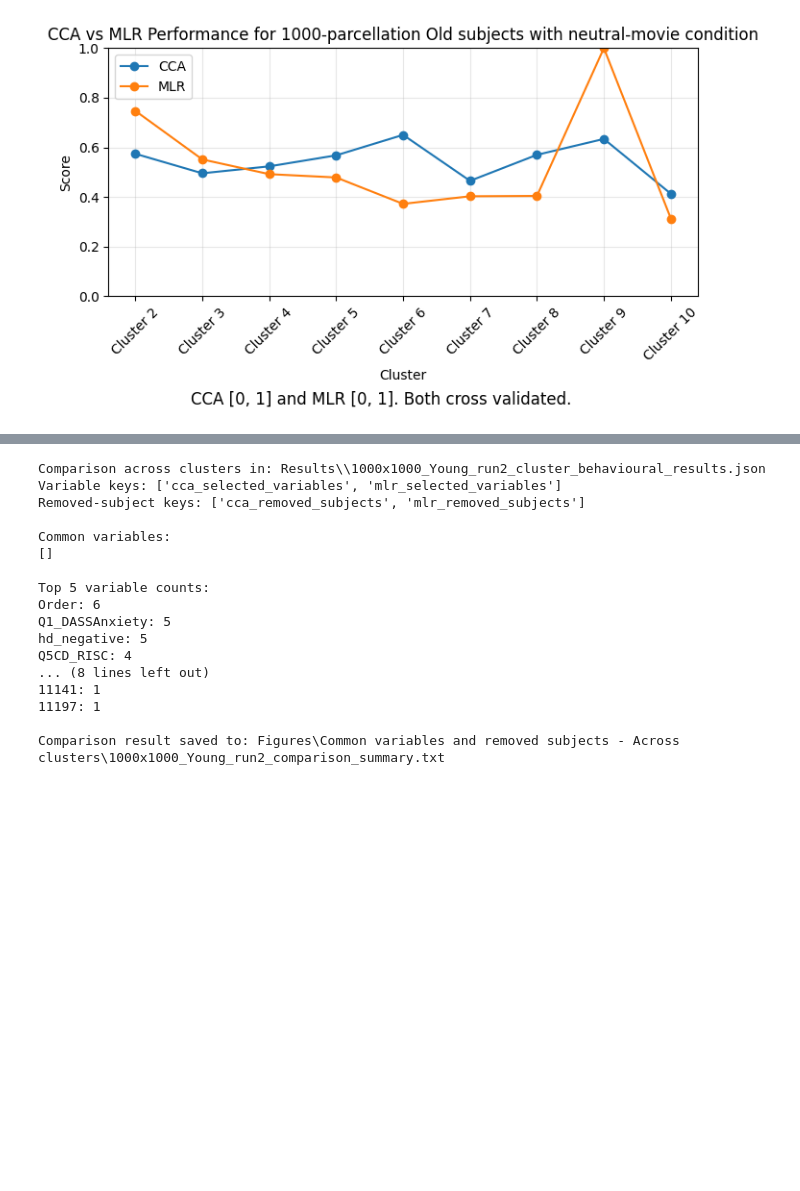
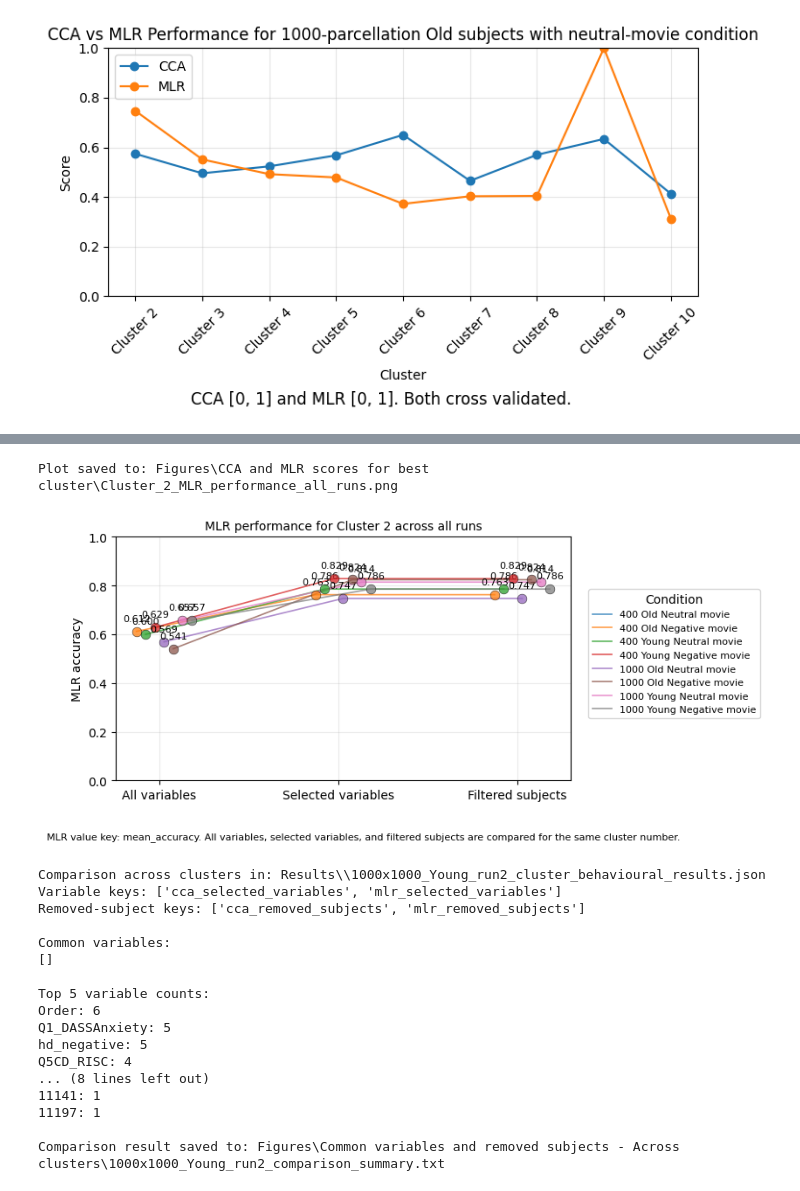
Before and after one commit to Oddrne/Master-Thesis-Autoencoder-and-UMAP-clustering-on-functional-connectivity, a Jupyter notebook: main.ipynb, the cells around one changed output, grey strips where cells are left out. Cells and saved outputs as stored; diff of their text form; code cells hidden in the pictures; blank space fills up the shorter version.

```diff
--- a/main.ipynb
+++ b/main.ipynb
@@ -820,3 +881,35 @@ results = plot_single_cluster_cca_mlr_variants(json_path=json_path, cluster_numb
+# %%
+from Evaluate_models_clean import plot_single_cluster_score_variants_multiple_runs
+
+json_path1 = "Results\\400x400_Old_run1_cluster_behavioural_results.json"
+json_path2 = "Results\\400x400_Old_run2_cluster_behavioural_results.json"
+json_path3 = "Results\\400x400_Young_run1_cluster_behavioural_results.json"
+json_path4 = "Results\\400x400_Young_run2_cluster_behavioural_results.json"
+json_path5 = "Results\\1000x1000_Old_run1_cluster_behavioural_results.json"
+json_path6 = "Results\\1000x1000_Old_run2_cluster_behavioural_results.json"
+json_path7 = "Results\\1000x1000_Young_run1_cluster_behavioural_results.json"
+json_path8 = "Results\\1000x1000_Young_run2_cluster_behavioural_results.json"
+
+json_paths = [json_path1, json_path2, json_path3, json_path4, json_path5, json_path6, json_path7, json_path8]
+path_names = [
+    "400 Old Neutral movie",
+    "400 Old Negative movie",
+    "400 Young Neutral movie",
+    "400 Young Negative movie",
+    "1000 Old Neutral movie",
+    "1000 Old Negative movie",
+    "1000 Young Neutral movie",
+    "1000 Young Negative movie",
+]
+cluster_number = 2
+score_type = "mlr" # cca or mlr
+title = f"MLR performance for Cluster {cluster_number} across all runs"
+save_path = fr"Figures\CCA and MLR scores for best cluster\Cluster_{cluster_number}_MLR_performance_all_runs.png"
+
+temp = plot_single_cluster_score_variants_multiple_runs(json_paths, cluster_number=cluster_number, condition_labels=path_names, score_type=score_type, title=title, save_path=save_path)
+# %% [output]
+Plot saved to: Figures\CCA and MLR scores for best cluster\Cluster_2_MLR_performance_all_runs.png
+[figure, added]
 # %%
 # Compare the common variables and removed subjects across clusters
 from Evaluate_models_clean import compare_common_across_clusters, print_comparison_summary
```
Also changed, not shown: parts of 5 cells of this notebook, 11 other files.
